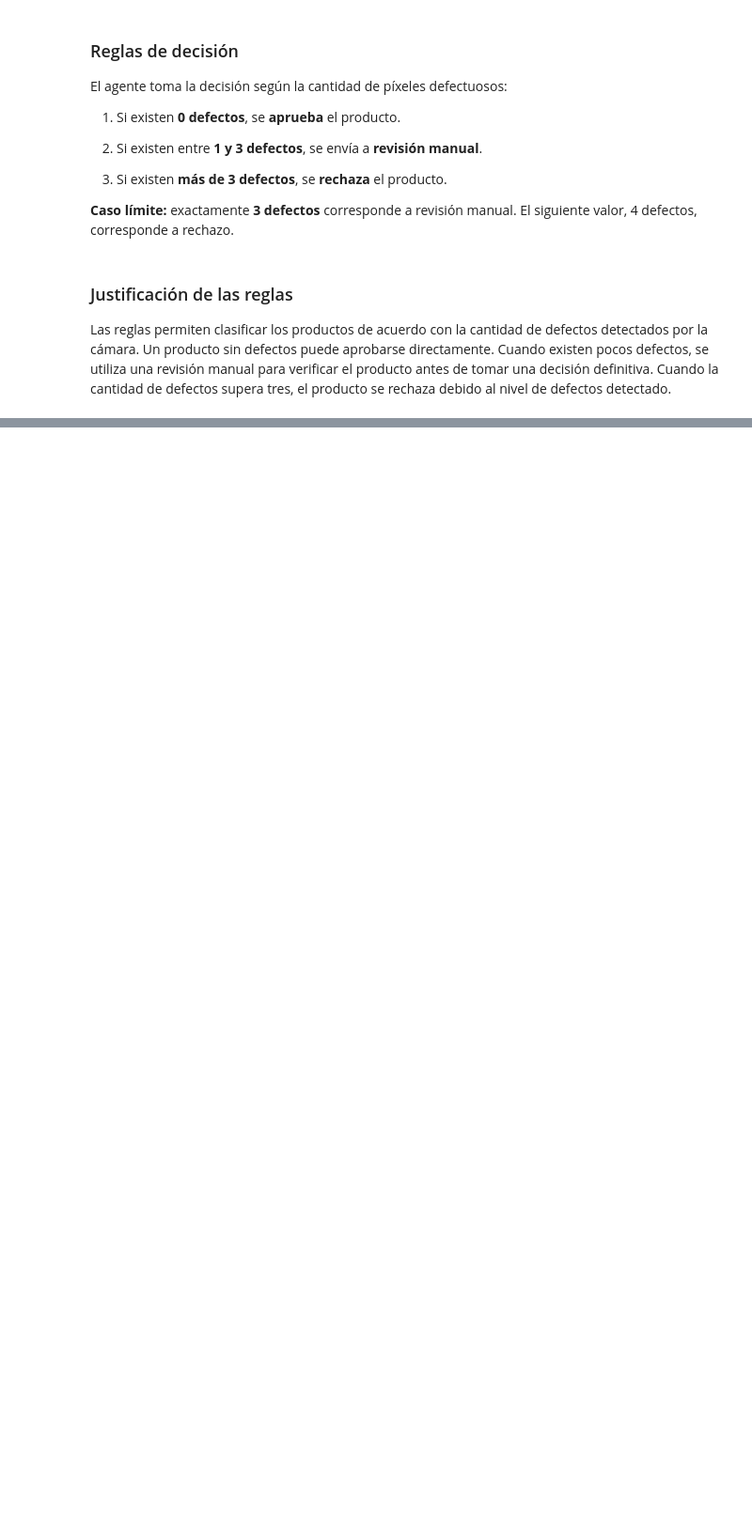
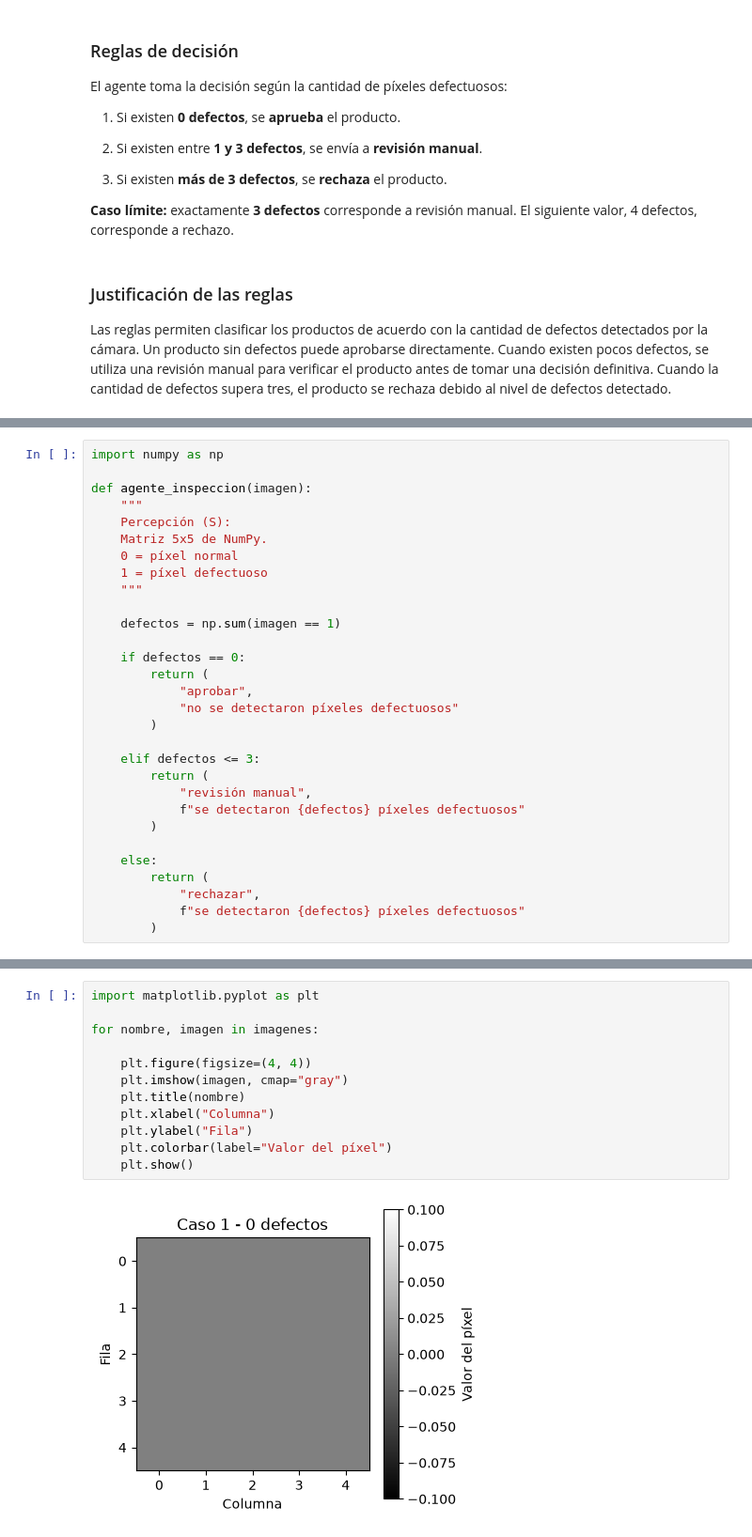
Before and after one commit to danieljeri27-netizen/IS484-Practica001-18-Jeri, a Jupyter notebook: Ejercicio3_Inspeccion_Jeri.ipynb, the cells around one changed output, grey strips where cells are left out. Shown at 94% size. Cells and saved outputs as stored; diff of their text form; blank space fills up the shorter version.

Commit message:
Pruebas y visualizacion del codigo de inspeccion

```diff
--- a/Ejercicio3_Inspeccion_Jeri.ipynb
+++ b/Ejercicio3_Inspeccion_Jeri.ipynb
@@ -62,0 +65,30 @@ defectos detectado.
+# %%
+import numpy as np
+
+def agente_inspeccion(imagen):
+    """
+    Percepción (S):
+    Matriz 5x5 de NumPy.
+    0 = píxel normal
+    1 = píxel defectuoso
+    """
+
+    defectos = np.sum(imagen == 1)
+
+    if defectos == 0:
+        return (
+            "aprobar",
+            "no se detectaron píxeles defectuosos"
+        )
+
+    elif defectos <= 3:
+        return (
+            "revisión manual",
+            f"se detectaron {defectos} píxeles defectuosos"
+        )
+
+    else:
+        return (
+            "rechazar",
+            f"se detectaron {defectos} píxeles defectuosos"
+        )
@@ -62,0 +186,14 @@ defectos detectado.
+# %%
+import matplotlib.pyplot as plt
+
+for nombre, imagen in imagenes:
+
+    plt.figure(figsize=(4, 4))
+    plt.imshow(imagen, cmap="gray")
+    plt.title(nombre)
+    plt.xlabel("Columna")
+    plt.ylabel("Fila")
+    plt.colorbar(label="Valor del píxel")
+    plt.show()
+# %% [output]
+[figure, added]
```
Also changed, not shown: parts of 7 cells of this notebook.
